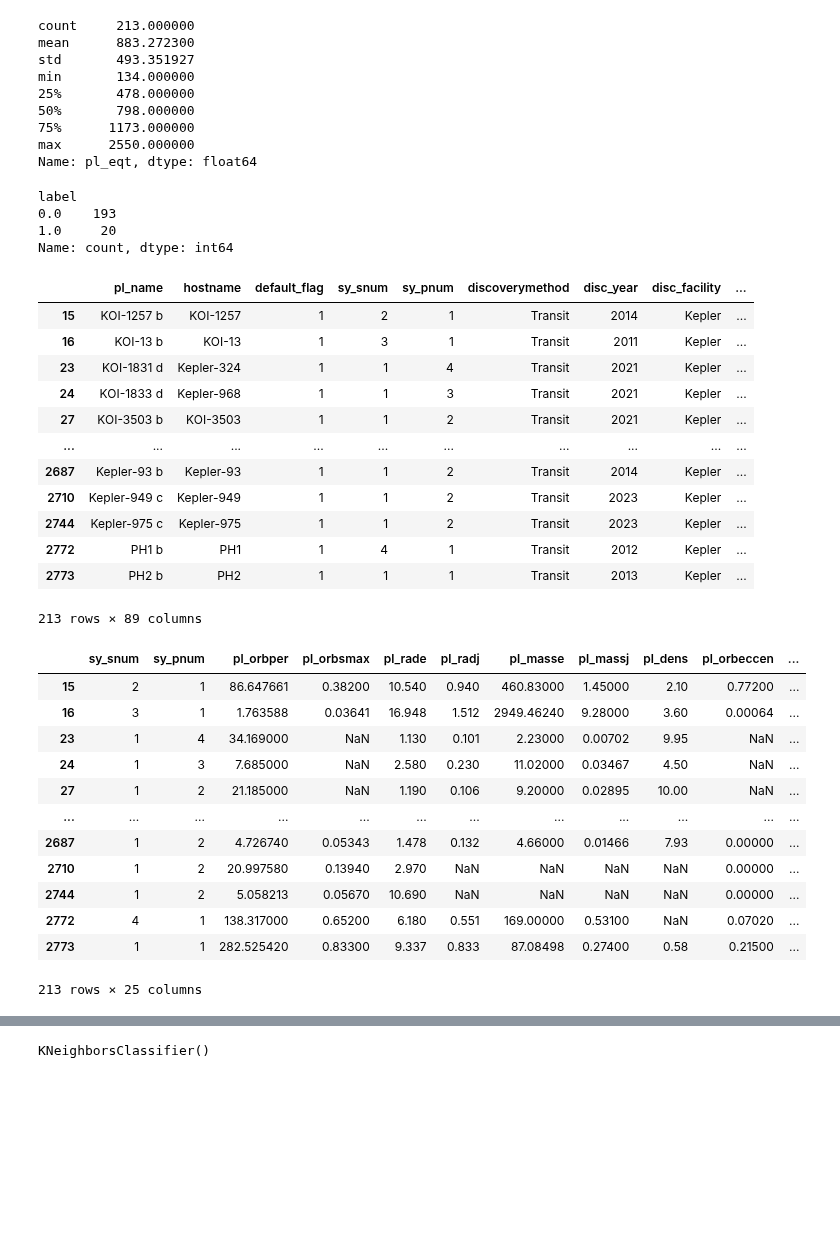
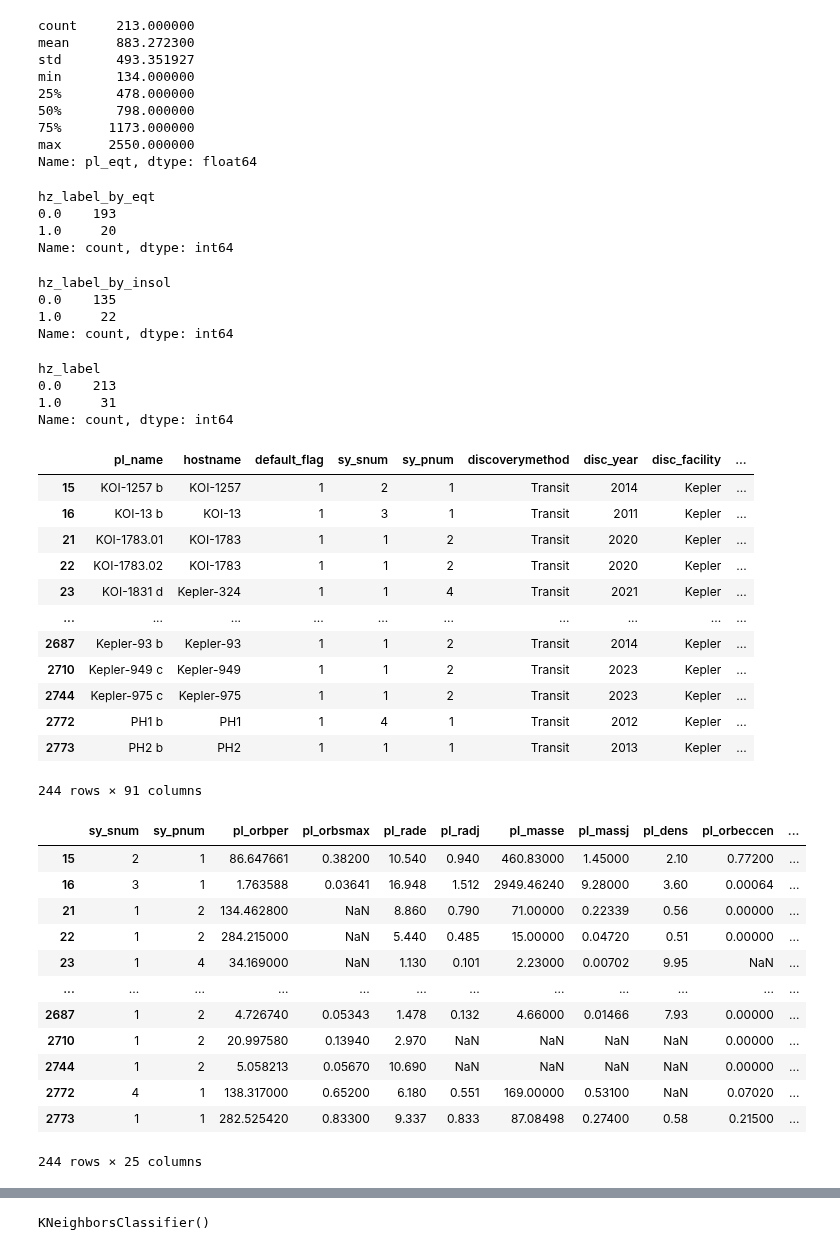
Before and after one commit to christinaxliu/research, a Jupyter notebook: Caltech-JPL-Intern/HZExoplanetClassifiers/KNNClassifier/HZExoplanet_KNN_Classifier.ipynb, the cells around one changed output, grey strips where cells are left out. Saved outputs shown, nothing was run; the diff lists cells and outputs as text; code cells hidden in the pictures; blank space fills up the shorter version.

Commit message:
Update the training data labeling to based on both Exoplanets' Equilibrium Temperature and Insolation Flux. (Created using Colab)

```diff
--- a/Caltech-JPL-Intern/HZExoplanetClassifiers/KNNClassifier/HZExoplanet_KNN_Classifier.ipynb
+++ b/Caltech-JPL-Intern/HZExoplanetClassifiers/KNNClassifier/HZExoplanet_KNN_Classifier.ipynb
@@ -184,28 +185,50 @@ exoplanets_data.loc[((~np.isnan(exoplanets_data['pl_eqt'])) & (exoplanets_data['
-# %%
-exoplanets_data['label'].value_counts()
-# %% [output]
-label
-0.0    193
-1.0     20
-Name: count, dtype: int64
+# %%
+exoplanets_data.loc[((~np.isnan(exoplanets_data['pl_eqt'])) & (exoplanets_data['pl_eqt'] > 180) & (exoplanets_data['pl_eqt'] < 310)), 'hz_label_by_eqt'] = 1
+exoplanets_data.loc[((~np.isnan(exoplanets_data['pl_eqt'])) & (exoplanets_data['pl_eqt'] <= 180) | (exoplanets_data['pl_eqt'] >= 310)), 'hz_label_by_eqt'] = 0
+exoplanets_data['hz_label_by_eqt'].value_counts()
+# %% [output]
+hz_label_by_eqt
+0.0    193
+1.0     20
+Name: count, dtype: int64
+# %%
+exoplanets_data.loc[((~np.isnan(exoplanets_data['pl_insol'])) & (exoplanets_data['pl_insol'] > 0.25) & (exoplanets_data['pl_insol'] < 2.2)), 'hz_label_by_insol'] = 1
+exoplanets_data.loc[((~np.isnan(exoplanets_data['pl_insol'])) & (exoplanets_data['pl_insol'] <= 0.25) | (exoplanets_data['pl_insol'] >= 2.2)), 'hz_label_by_insol'] = 0
+exoplanets_data['hz_label_by_insol'].value_counts()
+# %% [output]
+hz_label_by_insol
+0.0    135
+1.0     22
+Name: count, dtype: int64
+# %%
+exoplanets_data.loc[(((~np.isnan(exoplanets_data['hz_label_by_eqt'])) & (exoplanets_data['hz_label_by_eqt'] == 1)) | ((~np.isnan(exoplanets_data['hz_label_by_insol'])) & (exoplanets_data['hz_label_by_insol'] == 1))), 'hz_label'] = 1
+exoplanets_data.loc[(((~np.isnan(exoplanets_data['hz_label_by_eqt'])) & (exoplanets_data['hz_label_by_eqt'] == 0)) & ((~np.isnan(exoplanets_data['hz_label_by_insol'])) & (exoplanets_data['hz_label_by_insol'] == 0))), 'hz_label'] = 0
+exoplanets_data.loc[(((~np.isnan(exoplanets_data['hz_label_by_eqt'])) & (exoplanets_data['hz_label_by_eqt'] == 0)) & (np.isnan(exoplanets_data['hz_label_by_insol']))), 'hz_label'] = 0
+exoplanets_data.loc[((np.isnan(exoplanets_data['hz_label_by_eqt'])) & ((~np.isnan(exoplanets_data['hz_label_by_insol'])) & (exoplanets_data['hz_label_by_insol'] == 0))), 'hz_label'] = 0
+exoplanets_data['hz_label'].value_counts()
+# %% [output]
+hz_label
+0.0    213
+1.0     31
+Name: count, dtype: int64
 # %%
 # Drop off data row without label
-training_data = exoplanets_data.loc[~np.isnan(exoplanets_data['label'])]
+training_data = exoplanets_data.loc[~np.isnan(exoplanets_data['hz_label'])]
 training_data
 # %% [output]
 |  | pl_name | hostname | default_flag | sy_snum | sy_pnum | discoverymethod | disc_year | disc_facility | ... |
 | 15 | KOI-1257 b | KOI-1257 | 1 | 2 | 1 | Transit | 2014 | Kepler | ... |
 | 16 | KOI-13 b | KOI-13 | 1 | 3 | 1 | Transit | 2011 | Kepler | ... |
+| 21 | KOI-1783.01 | KOI-1783 | 1 | 1 | 2 | Transit | 2020 | Kepler | ... |
+| 22 | KOI-1783.02 | KOI-1783 | 1 | 1 | 2 | Transit | 2020 | Kepler | ... |
 | 23 | KOI-1831 d | Kepler-324 | 1 | 1 | 4 | Transit | 2021 | Kepler | ... |
-| 24 | KOI-1833 d | Kepler-968 | 1 | 1 | 3 | Transit | 2021 | Kepler | ... |
-| 27 | KOI-3503 b | KOI-3503 | 1 | 1 | 2 | Transit | 2021 | Kepler | ... |
 | ... | ... | ... | ... | ... | ... | ... | ... | ... | ... |
 | 2687 | Kepler-93 b | Kepler-93 | 1 | 1 | 2 | Transit | 2014 | Kepler | ... |
 | 2710 | Kepler-949 c | Kepler-949 | 1 | 1 | 2 | Transit | 2023 | Kepler | ... |
 | 2744 | Kepler-975 c | Kepler-975 | 1 | 1 | 2 | Transit | 2023 | Kepler | ... |
 | 2772 | PH1 b | PH1 | 1 | 4 | 1 | Transit | 2012 | Kepler | ... |
 | 2773 | PH2 b | PH2 | 1 | 1 | 1 | Transit | 2013 | Kepler | ... |
-213 rows × 89 columns
+244 rows × 91 columns
 # %%
 # Drop data fields that are not relevant to training or don't provide value to training
 training_data = training_data.drop(['pl_name'], axis = 1)
@@ -254,44 +277,49 @@ training_data = training_data.drop(['st_loggerr1'], axis = 1)
 training_data = training_data.drop(['st_loggerr2'], axis = 1)
 training_data = training_data.drop(['st_ageerr1'], axis = 1)
 training_data = training_data.drop(['st_ageerr2'], axis = 1)
 training_data = training_data.drop(['st_denserr1'], axis = 1)
 training_data = training_data.drop(['st_denserr2'], axis = 1)
 training_data = training_data.drop(['st_vsinerr1'], axis = 1)
 training_data = training_data.drop(['st_vsinerr2'], axis = 1)
 training_data = training_data.drop(['st_rotperr1'], axis = 1)
 training_data = training_data.drop(['st_rotperr2'], axis = 1)
 training_data = training_data.drop(['st_radverr1'], axis = 1)
 training_data = training_data.drop(['st_radverr2'], axis = 1)
 training_data = training_data.drop(['sy_disterr1'], axis = 1)
 training_data = training_data.drop(['sy_disterr2'], axis = 1)
 training_data = training_data.drop(['sy_bmagerr1'], axis = 1)
 training_data = training_data.drop(['sy_bmagerr2'], axis = 1)
 training_data = training_data.drop(['sy_vmagerr1'], axis = 1)
 training_data = training_data.drop(['sy_vmagerr2'], axis = 1)
+
 training_data.to_csv('/content/drive/My Drive/Colab Notebooks/HZExoplanetClassifiers/KNNClassifier/TrainingData_DropInrelevantFields_2024.06.17.csv')
 
 # Drop data fields that are with too many missing values
 training_data = training_data.drop(['st_lum'], axis = 1)
 training_data = training_data.drop(['st_vsin'], axis = 1)
 training_data = training_data.drop(['st_rotp'], axis = 1)
 training_data = training_data.drop(['st_radv'], axis = 1)
+
+# Drop data fileds of Exoplanent Equilibrium Temperature and Insolation Flux as they are used for labeling samples
+training_data = training_data.drop(['pl_eqt'], axis = 1)
+training_data = training_data.drop(['pl_insol'], axis = 1)
+
 training_data.to_csv('/content/drive/My Drive/Colab Notebooks/HZExoplanetClassifiers/KNNClassifier/TrainingData_Final_2024.06.17.csv')
-
 training_data
 # %% [output]
 |  | sy_snum | sy_pnum | pl_orbper | pl_orbsmax | pl_rade | pl_radj | pl_masse | pl_massj | pl_dens | pl_orbeccen | ... |
 | 15 | 2 | 1 | 86.647661 | 0.38200 | 10.540 | 0.940 | 460.83000 | 1.45000 | 2.10 | 0.77200 | ... |
 | 16 | 3 | 1 | 1.763588 | 0.03641 | 16.948 | 1.512 | 2949.46240 | 9.28000 | 3.60 | 0.00064 | ... |
+| 21 | 1 | 2 | 134.462800 | NaN | 8.860 | 0.790 | 71.00000 | 0.22339 | 0.56 | 0.00000 | ... |
+| 22 | 1 | 2 | 284.215000 | NaN | 5.440 | 0.485 | 15.00000 | 0.04720 | 0.51 | 0.00000 | ... |
 | 23 | 1 | 4 | 34.169000 | NaN | 1.130 | 0.101 | 2.23000 | 0.00702 | 9.95 | NaN | ... |
-| 24 | 1 | 3 | 7.685000 | NaN | 2.580 | 0.230 | 11.02000 | 0.03467 | 4.50 | NaN | ... |
-| 27 | 1 | 2 | 21.185000 | NaN | 1.190 | 0.106 | 9.20000 | 0.02895 | 10.00 | NaN | ... |
 | ... | ... | ... | ... | ... | ... | ... | ... | ... | ... | ... | ... |
 | 2687 | 1 | 2 | 4.726740 | 0.05343 | 1.478 | 0.132 | 4.66000 | 0.01466 | 7.93 | 0.00000 | ... |
 | 2710 | 1 | 2 | 20.997580 | 0.13940 | 2.970 | NaN | NaN | NaN | NaN | 0.00000 | ... |
 | 2744 | 1 | 2 | 5.058213 | 0.05670 | 10.690 | NaN | NaN | NaN | NaN | 0.00000 | ... |
 | 2772 | 4 | 1 | 138.317000 | 0.65200 | 6.180 | 0.551 | 169.00000 | 0.53100 | NaN | 0.07020 | ... |
 | 2773 | 1 | 1 | 282.525420 | 0.83300 | 9.337 | 0.833 | 87.08498 | 0.27400 | 0.58 | 0.21500 | ... |
-213 rows × 25 columns
+244 rows × 25 columns
 # %%
 # Apply simple imputation by filling in missing values with mean
 training_data = training_data.fillna(training_data.mean())
```
Also changed, not shown: parts of 6 cells of this notebook.
